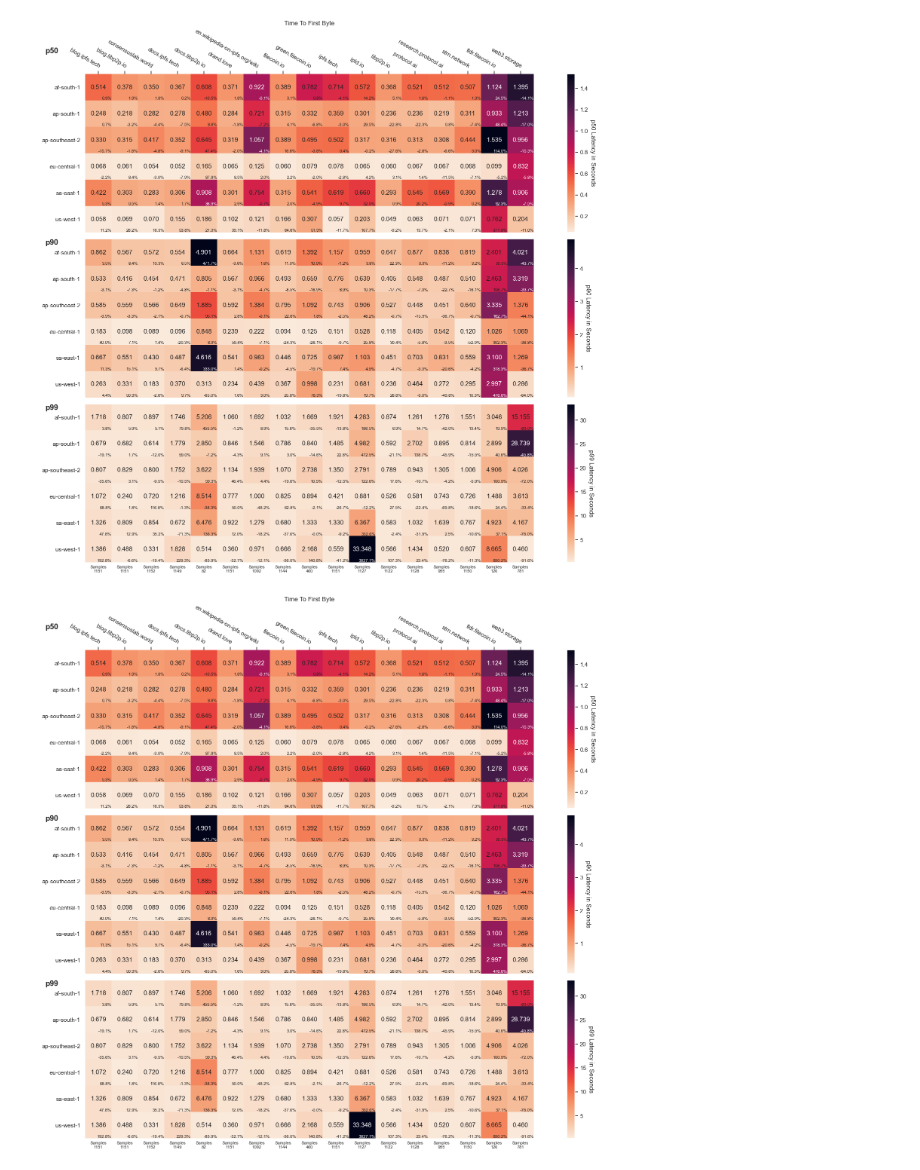
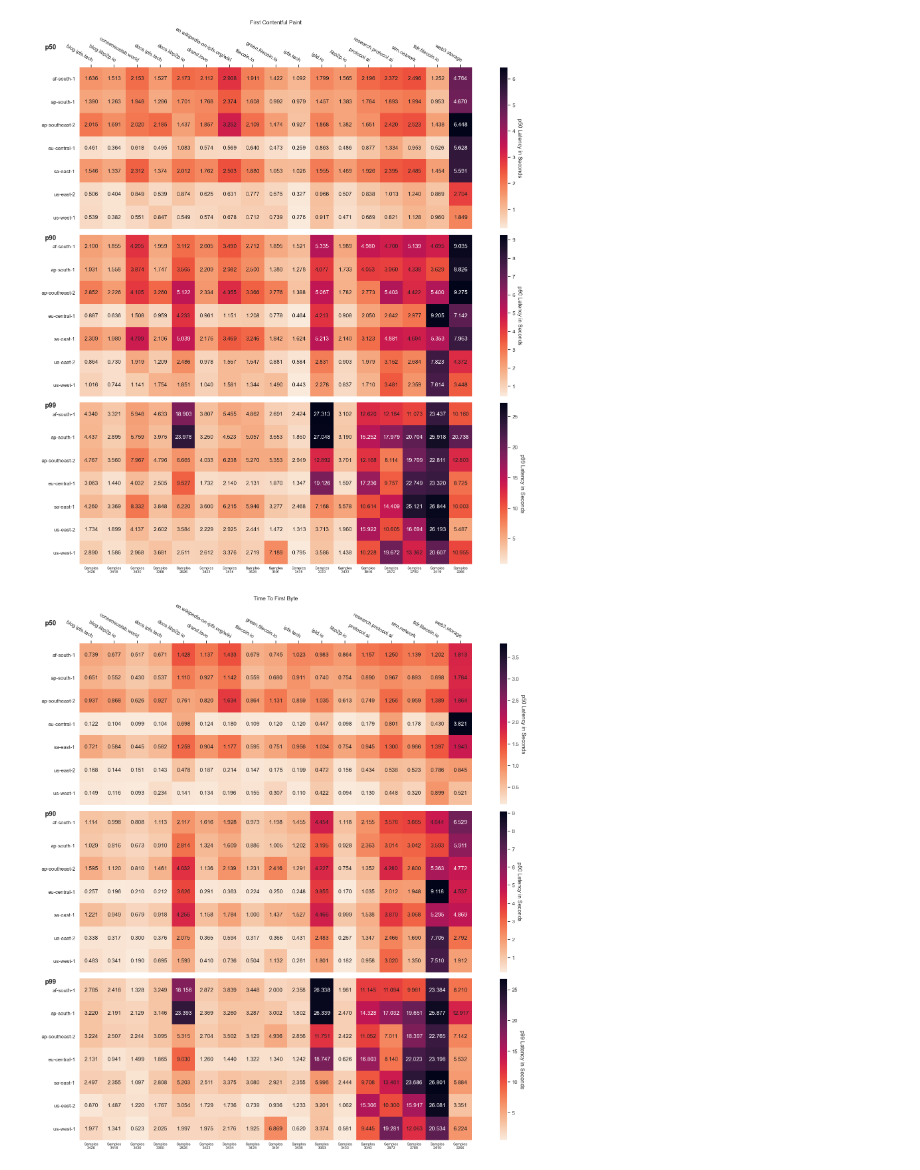
Before and after one commit to probe-lab/tiros, a Jupyter notebook: analysis/analysis.ipynb, the cells around one changed output. Drawn from its saved outputs; the diff is of its cells as text; code cells hidden in the pictures.

```diff
--- a/analysis/analysis.ipynb
+++ b/analysis/analysis.ipynb
@@ -76,4 +55,4 @@ df = pd.concat([df_measurements, pd.json_normalize(df_measurements['metrics'])],
 # %%
-data = df.copy()
+data = df_measurements.copy()
 data.head()
 # %% [output]
@@ -91,7 +65,8 @@ data_prev = df_prev.copy()
 # %%
-def get_percentiles(data: pd.DataFrame, percentile: float = 0.5, metric: str = "performanceTimingPageLoad"):
-    agg = data[["website", "region", metric]].groupby(["website", "region"]).quantile(percentile,
-                                                                                      numeric_only=True).reset_index()
+def get_percentiles(data: pd.DataFrame, percentile: float = 0.5, metric: str = "fcp"):
+    agg = data[["website", "region", metric]] \
+        .groupby(["website", "region"]) \
+        .quantile(percentile, numeric_only=True).reset_index()
 
     row_labels = list(sorted(agg["region"].unique()))
     col_labels = list(sorted(agg["website"].unique()))
@@ -101,10 +76,10 @@ def get_percentiles(data: pd.DataFrame, percentile: float = 0.5, metric: str = "
         region_values = []
         region_counts = []
         for website in col_labels:
-            region_counts += [df[(df["region"] == region) & (df["website"] == website)].count().iloc[0]]
+            region_counts += [data[(data["region"] == region) & (data["website"] == website)].count().iloc[0]]
             series = agg[(agg["region"] == region) & (agg["website"] == website)][metric]
             if len(series) > 0:
-                region_values += [series.iloc[0] / 1000]
+                region_values += [series.iloc[0]]
             else:
                 region_values += [np.NAN]
         dat += [region_values]
@@ -114,14 +89,14 @@ def get_percentiles(data: pd.DataFrame, percentile: float = 0.5, metric: str = "
     return dat, counts, row_labels, col_labels
 # %%
 def plot_metric(title: str, metric: str):
-    fig, axes = plt.subplots(3, 1, figsize=[18, 15])
+    fig, axes = plt.subplots(3, 1, figsize=[17, 17])
 
     pos = None
     for idx, percentile in enumerate([0.5, 0.9, 0.99]):
         cbar_kw = {}
 
         dat, counts, row_labels, col_labels = get_percentiles(data, percentile, metric)
-        dat_prev, counts_prev, row_labels_prev, col_labels_prev = get_percentiles(data_prev, percentile, metric)
+        # dat_prev, counts_prev, row_labels_prev, col_labels_prev = get_percentiles(data_prev, percentile, metric)
 
         ax = fig.axes[idx]
 
@@ -165,18 +140,20 @@ def plot_metric(title: str, metric: str):
                 im.axes.text(j, i, fmtr(dat[i, j]), **kw)
                 # im.axes.text(j + 0.5, i + 0.5, counts[i, j], ha="right", va="bottom", color=tc, fontsize=8)
 
-                try:
-                    i_prev = row_labels_prev.index(row_labels[i])
-                    j_prev = col_labels_prev.index(col_labels[j])
-                    im.axes.text(j + 0.5, i + 0.5, "%.1f%%" % (100*(dat[i, j]/dat_prev[i_prev, j_prev]-1)), ha="right", va="bottom", color=tc, fontsize=8)
-                except ValueError:
-                    im.axes.text(j + 0.5, i + 0.5, "-", ha="right", va="bottom", color=tc, fontsize=10)
+                # try:
+                #     i_prev = row_labels_prev.index(row_labels[i])
+                #     j_prev = col_labels_prev.index(col_labels[j])
+                #     im.axes.text(j + 0.5, i + 0.5, "%.1f%%" % (100 * (dat[i, j] / dat_prev[i_prev, j_prev] - 1)),
+                #                  ha="right", va="bottom", color=tc, fontsize=8)
+                # except ValueError:
+                #     im.axes.text(j + 0.5, i + 0.5, "-", ha="right", va="bottom", color=tc, fontsize=10)
 
-        ax.text(-2, -1.5 if idx == 0 else -0.5, f"p{int(percentile * 100)}", ha="left", va="top", fontweight="bold", fontsize="large")
+        ax.text(-2, -1.5 if idx == 0 else -0.5, f"p{int(percentile * 100)}", ha="left", va="top", fontweight="bold",
+                fontsize="large")
 
         if idx == 2:
             for j, count in enumerate(np.sum(counts, axis=0)):
-                ax.text(j, 5.6, f"Samples\n{count}", ha="center", va="top", fontsize=8)
+                ax.text(j, 6.6, f"Samples\n{count}", ha="center", va="top", fontsize=8)
 
     fig.tight_layout()
 
@@ -188,5 +161,8 @@ plot_metric("DOMContentLoaded", "domContentLoaded");
+# %%
+plot_metric("First Contentful Paint", "fcp");
+# %% [output]
+[figure, added]
 # %%
-plot_metric("Time To First Byte", "timeToFirstByte")
+plot_metric("Time To First Byte", "ttfb");
 # %% [output]
-[figure, old version]
+[figure, new version]
-[figure, removed]
```
Also changed, not shown: parts of 30 cells of this notebook.
